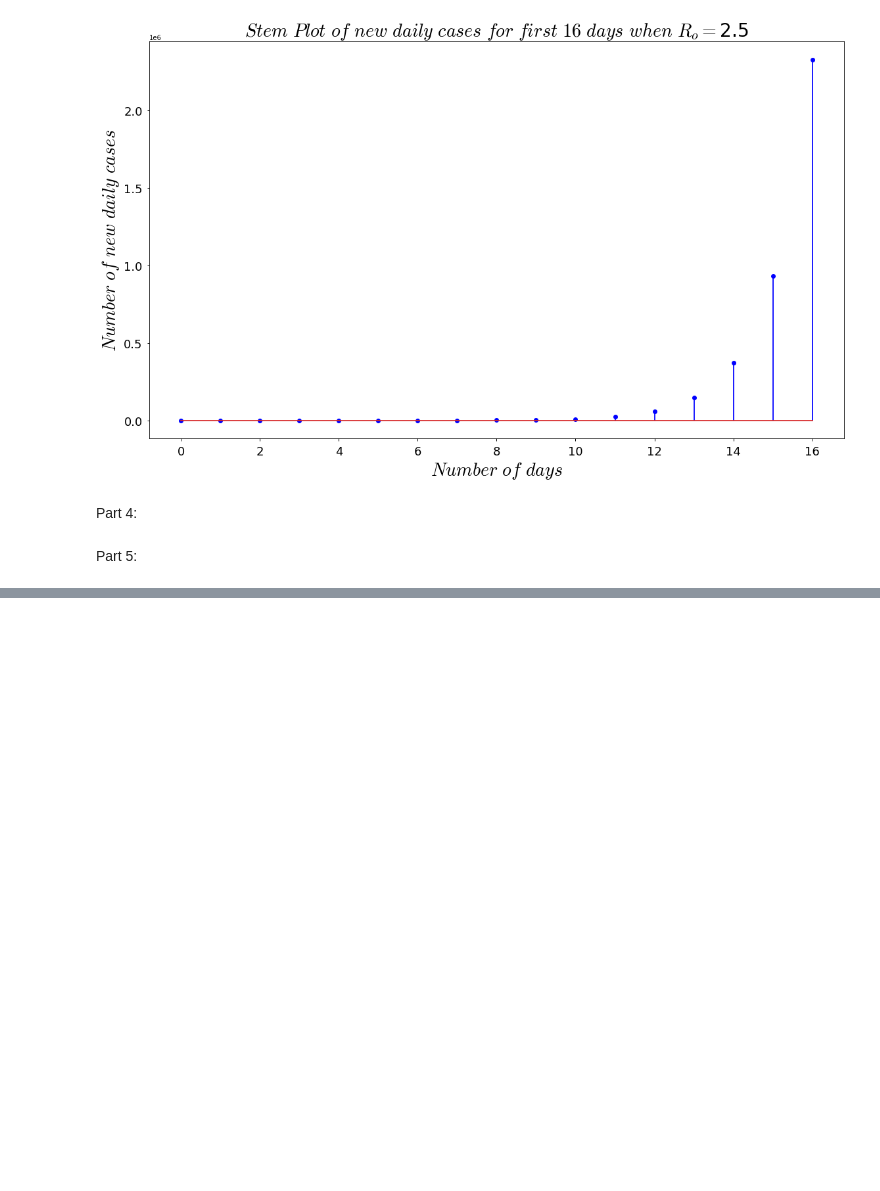
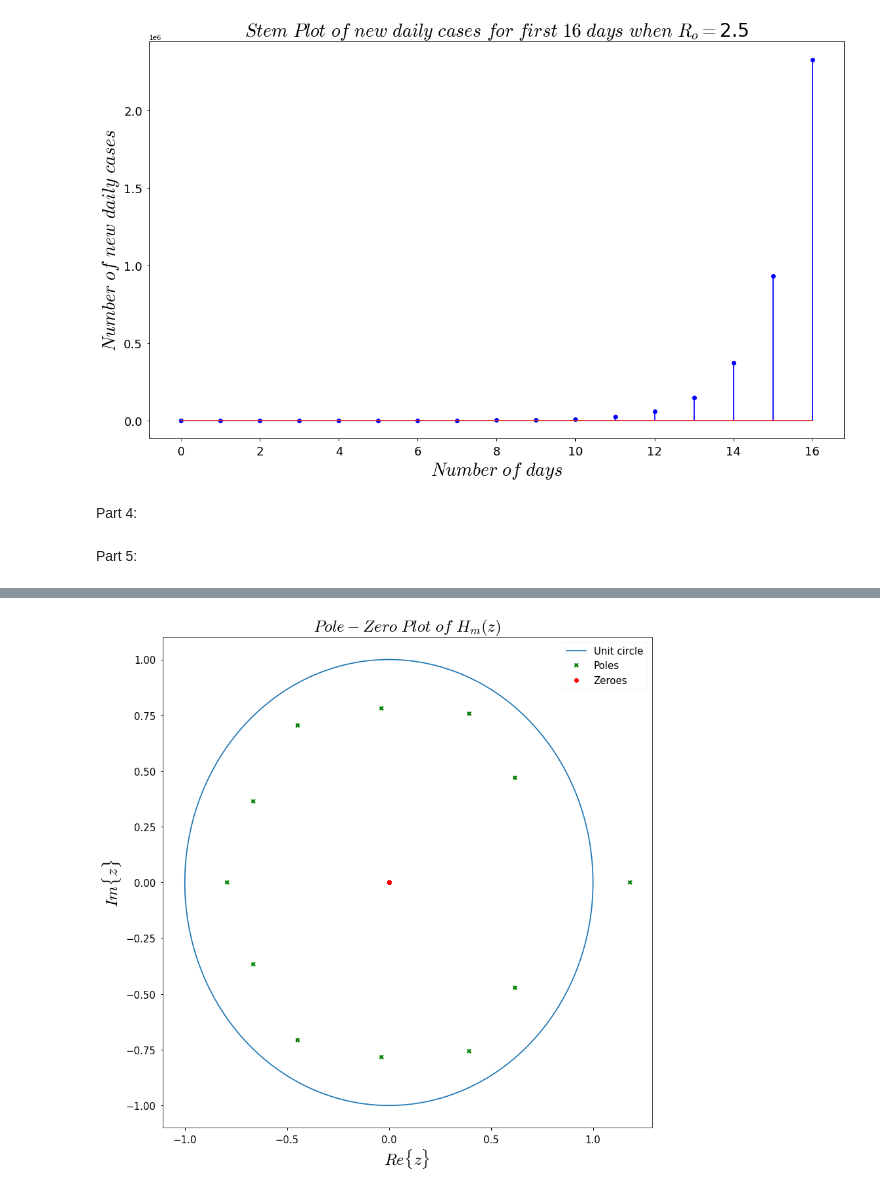
Before and after one commit to Harsha1569/DSP_Lab, a Jupyter notebook: Experiment_8/Experiment_8.ipynb, the cells around one changed output, grey strips where cells are left out. Saved outputs shown, nothing was run; the diff lists cells and outputs as text; code cells hidden in the pictures; blank space fills up the shorter version.

```diff
--- a/Experiment_8/Experiment_8.ipynb
+++ b/Experiment_8/Experiment_8.ipynb
@@ -221,0 +260,19 @@ The total number of infections after 20 days =  60632979
+# %%
+zeroes, poles, gain =sp.tf2zpk(bm, am)
+theta=np.arange(0, 2*np.pi, 0.01)
+fig, axs = plt.subplots(figsize=(12,12))
+def plot(p, z, xaxis_label=None, yaxis_label=None, row=None):
+    axs.plot(np.cos(theta), np.sin(theta), label='Unit circle')
+    axs.plot(np.real(p), np.imag(p), 'gX', label='Poles')
+    axs.plot(np.real(z), np.imag(z), 'ro', label='Zeroes')
+    axs.legend(loc = 'upper right', fontsize = 15)
+    axs.set_title(r'$Pole-Zero\ Plot\ of\ H_m(z)$', fontsize = 25)
+    axs.set_xlabel(xaxis_label, fontsize = 25)
+    axs.set_ylabel(yaxis_label, fontsize = 25)
+    axs.tick_params(axis="both", labelsize = 15)
+    fig.tight_layout()
+
+plot(poles, zeroes, xaxis_label=r'$Re\{z\}$', yaxis_label=r'$Im\{z\}$', row=0)
+fig.savefig('Q2_pz.png')
+# %% [output]
+[figure, added]
```
Also changed, not shown: parts of 10 cells of this notebook.
